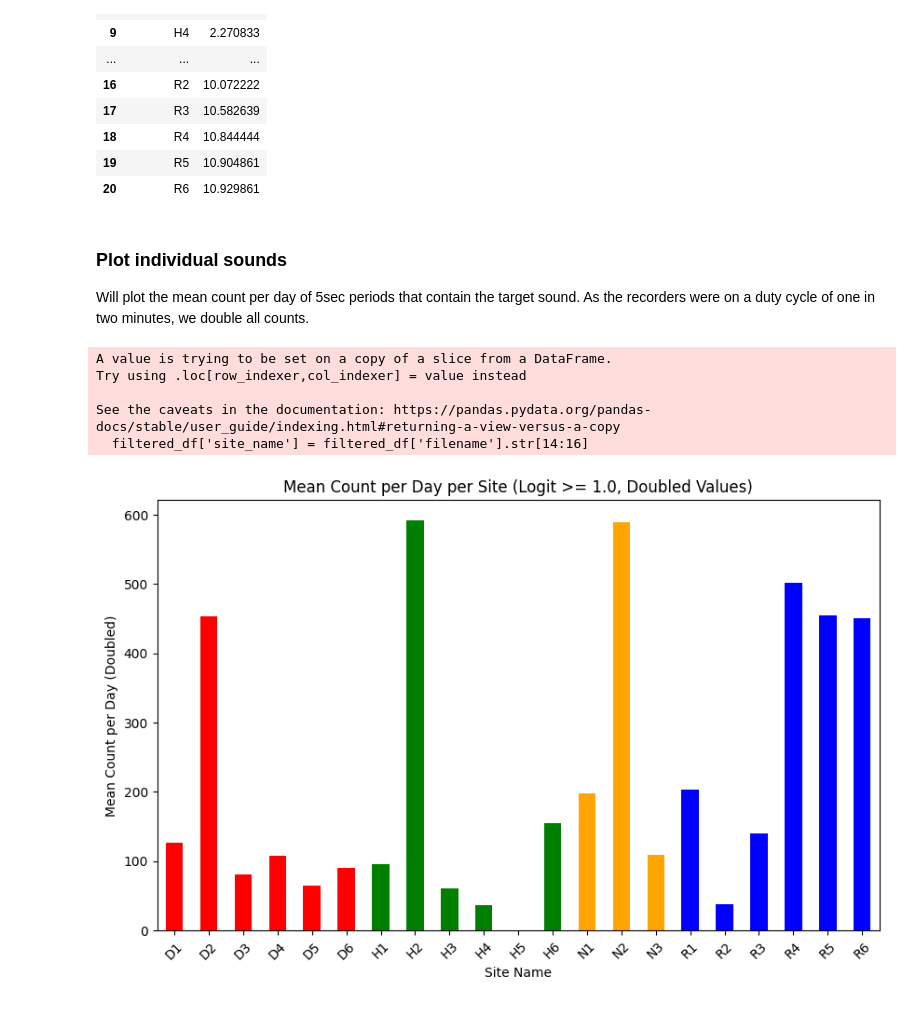
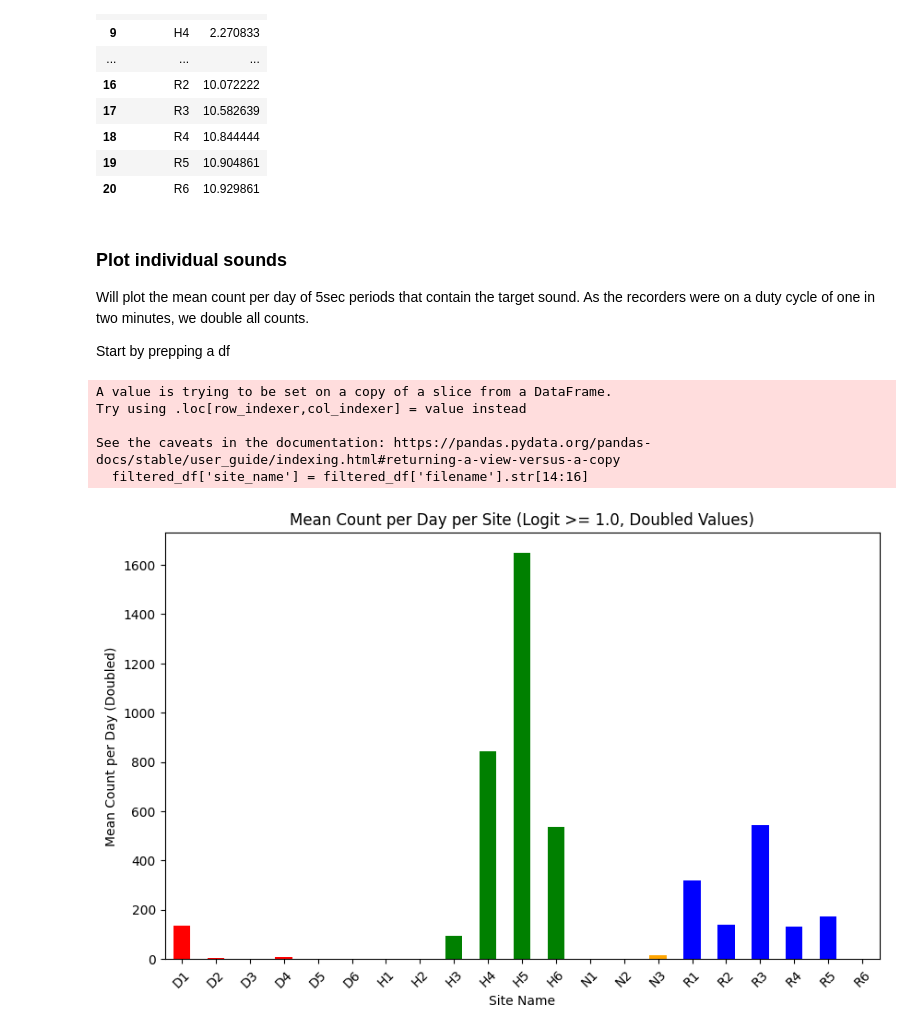
Before and after one commit to BenUCL/MARRS_global_acoustic_study, a Jupyter notebook: plots.ipynb, the cells around one changed output. Cells and saved outputs as stored; diff of their text form; code cells hidden in the pictures.

```diff
--- a/plots.ipynb
+++ b/plots.ipynb
@@ -96,10 +96,13 @@ Days of audio per site:
 ### Plot individual sounds
 Will plot the mean count per day of 5sec periods that contain the target sound.
 As the recorders were on a duty cycle of one in two minutes, we double all counts.
+
+Start by prepping a df
+# %%
+# Set target sound and the duty cycle
+TARGET_SOUND = 'rattle'
+DUTY_CYCLE = 2
 # %%
-# Set target sound
-TARGET_SOUND = 'scrape_fullband'
-
 # Load the CSV file
 inference_csv = os.path.join(base_dir, f'marrs_acoustics/data/output_dir_{COUNTRY}/agile_outputs/{TARGET_SOUND}/{TARGET_SOUND}_inference.csv')
 inference_df = pd.read_csv(inference_csv)
@@ -119,32 +122,41 @@ site_counts = filtered_df['site_name'].value_counts().sort_index()
 # Get days of audio per site (from previous code)
 days_per_site = minutes_per_site / 1440
 
 # Calculate mean count per day for each site
 mean_count_per_day = site_counts / days_per_site
 
 # Double the values for each bar to visualise a higher scale
-mean_count_per_day *= 2  # Doubling each value as requested
+mean_count_per_day *= DUTY_CYCLE  # Doubling each value as requested
 
 # Define colours based on the starting letter of each site name
 colours = mean_count_per_day.index.map(lambda site:
     'red' if site.startswith('D') else
     'green' if site.startswith('H') else
     'orange' if site.startswith('N') else
     'blue' if site.startswith('R') else 'grey'  # Default to grey if none of the specified letters match
 )
 
 # Plotting
 plt.figure(figsize=(10, 6))
 mean_count_per_day.plot(kind='bar', color=colours)
 plt.title("Mean Count per Day per Site (Logit >= 1.0, Doubled Values)")
 plt.xlabel("Site Name")
 plt.ylabel("Mean Count per Day (Doubled)")
 plt.xticks(rotation=45)
+
+# Define the save path and create directories if they do not exist
+save_dir = os.path.join(base_dir, 'marrs_acoustics/data/results/' + COUNTRY + '/barplots')
+os.makedirs(save_dir, exist_ok=True)
+
+# Save the plot
+save_path = os.path.join(save_dir, f"{TARGET_SOUND}.png")
+plt.savefig(save_path)
+
 plt.show()
 # %% [output]
 A value is trying to be set on a copy of a slice from a DataFrame.
 Try using .loc[row_indexer,col_indexer] = value instead
 
 See the caveats in the documentation: https://pandas.pydata.org/pandas-docs/stable/user_guide/indexing.html#returning-a-view-versus-a-copy
   filtered_df['site_name'] = filtered_df['filename'].str[14:16]
-[figure, old version]
+[figure, new version]
```
Also changed, not shown: parts of 2 cells of this notebook.
